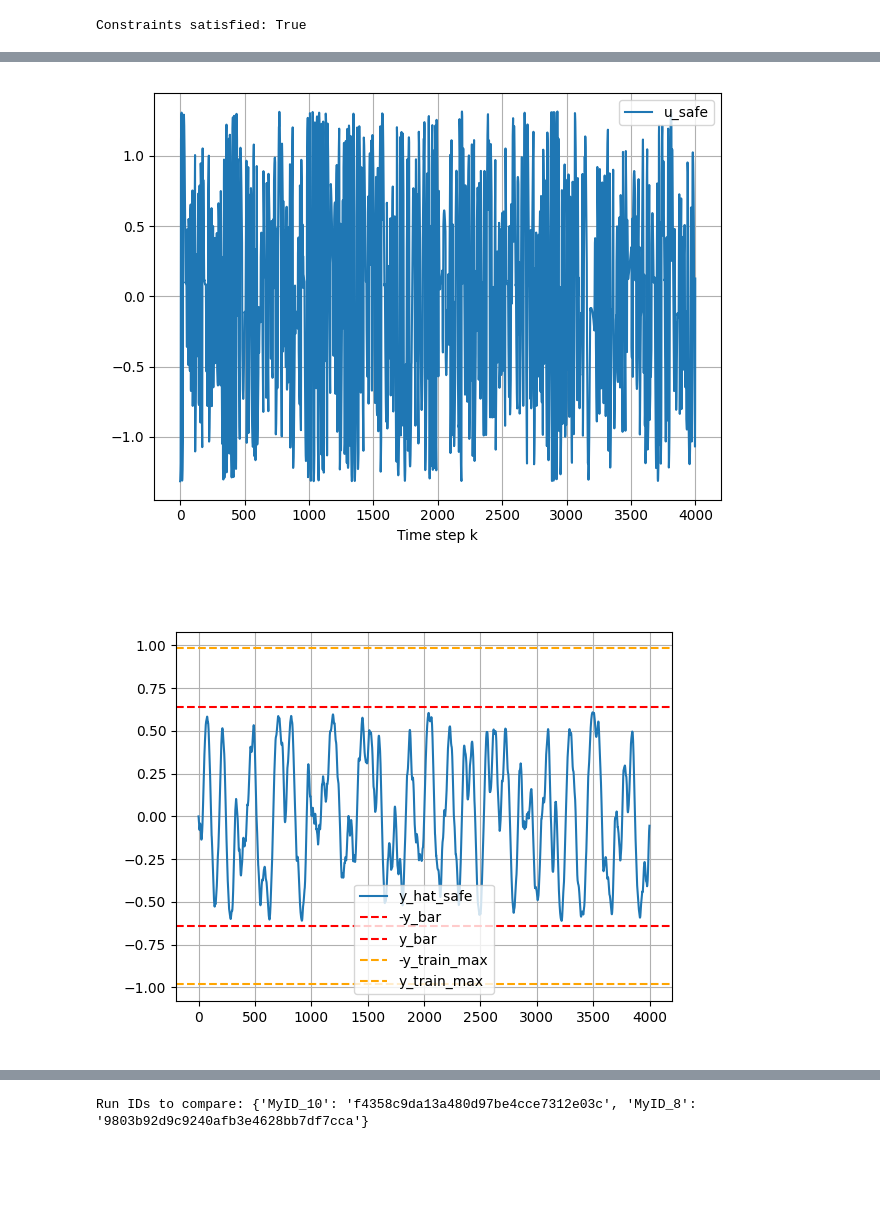
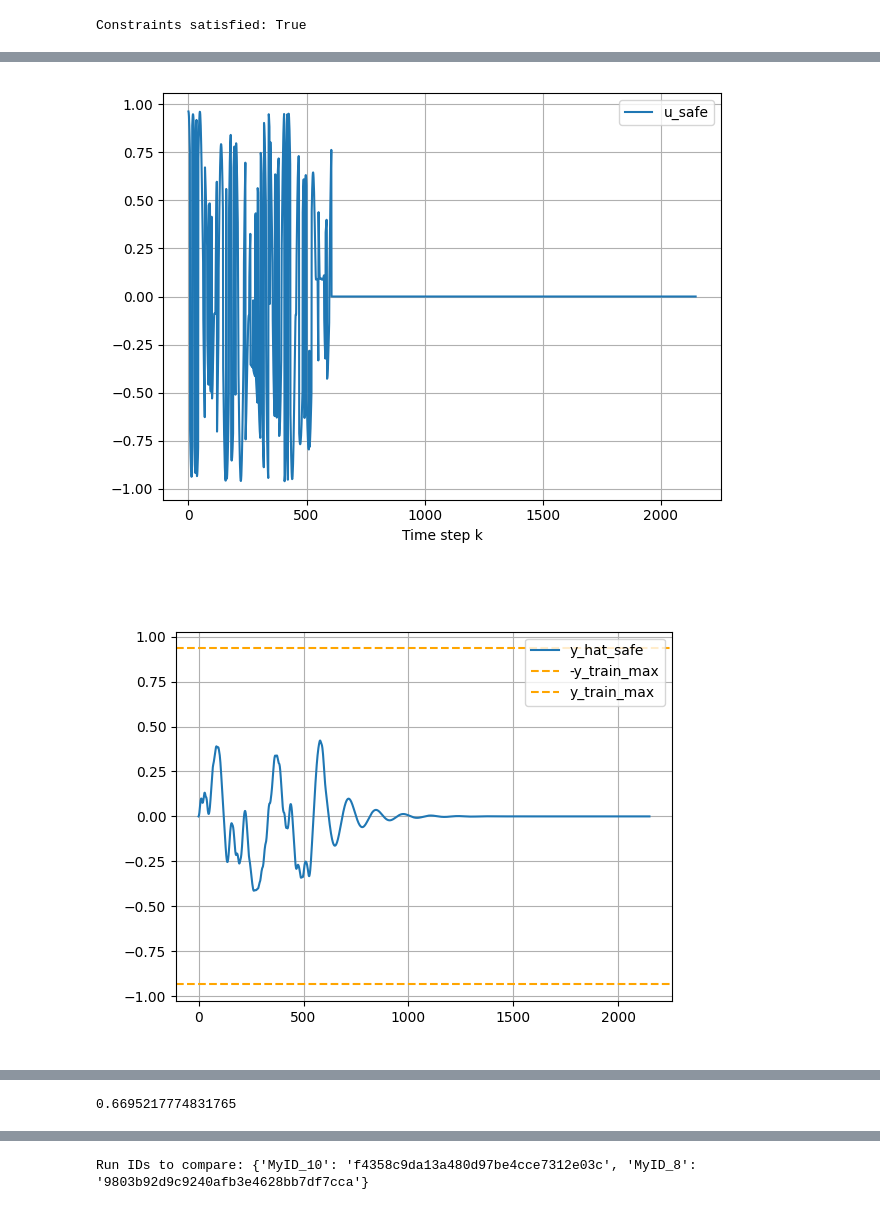
Before and after one commit to Dany-L/genSecSysId, a Jupyter notebook: python/notebooks/compare_run_ids.ipynb, the cells around one changed output, grey strips where cells are left out. Drawn from its saved outputs; the diff is of its cells as text; code cells hidden in the pictures; blank space fills up the shorter version.

```diff
--- a/python/notebooks/compare_run_ids.ipynb
+++ b/python/notebooks/compare_run_ids.ipynb
@@ -25,8 +25,9 @@ mlflow.set_tracking_uri(mlflow_uri)
 
 print(f"MLflow tracking URI: {mlflow.get_tracking_uri()}")
 
-experiment_name = 'duffing-soft'
-eval_metric = 'eval_nrmse'
+experiment_name = 'duffing-soft-6'
+# Ranking metric for the summary tables / best-HP-group selection.
+eval_metric = 'id/conv/eval_nrmse'
 # %% [output]
 MLflow tracking URI: http://mlflowui.informatik.uni-stuttgart.de/
 # %%
@@ -53,26 +54,24 @@ OK  Experiment  : 'duffing-soft'  (id: 1, status: active)
 # %%
+# ── Project config (edit here) ────────────────────────────────────────────────
 stab_type_dict = {
-    'regional':{
+    'regional': {
         'training.use_custom_regularization': True,
-        'model.custom_params.learn_L': True
+        'model.custom_params.learn_L': True,
     },
     'global': {
         'training.use_custom_regularization': True,
-        'model.custom_params.learn_L': False
+        'model.custom_params.learn_L': False,
     },
     'none': {
         'training.use_custom_regularization': False,
-    }
+    },
 }
 use_div_traj = {
-    'yes': {
-        'data.use_diverging_trajectories': True
-    },
-    'no': {
-        'data.use_diverging_trajectories': False
-    }
+    'yes': {'data.use_diverging_trajectories': True},
+    'no':  {'data.use_diverging_trajectories': False},
 }
 
-# LaTeX model names — order must match stab_type key order (regional, global, none)
+# LaTeX model names — order matches stab_type key order (regional, global, none).
 models = [r'\MGenSec{}', r'\MStdSec{}', r'\MLtiRnn{}']
+model_name_map = dict(zip(stab_type_dict.keys(), models))
 # %%
@@ -629,18 +327,18 @@ run_id
 # %%
 # load diverging input trajectories
-artifact_path = "evaluation/inputs_div.npy"
+artifact_path = "evaluation/id/inputs_div.npy"
 inputs_div_name = mlflow.artifacts.download_artifacts(run_id=run_id, artifact_path=artifact_path)
 inputs_div = np.load(inputs_div_name)
 
-artifact_path = "evaluation/targets_div.npy"
+artifact_path = "evaluation/id/targets_div.npy"
 targets_div_name = mlflow.artifacts.download_artifacts(run_id=run_id, artifact_path=artifact_path)
 targets_div = np.load(targets_div_name)
 
-artifact_path = "evaluation/targets.npy"
+artifact_path = "evaluation/id/targets.npy"
 targets_name = mlflow.artifacts.download_artifacts(run_id=run_id, artifact_path=artifact_path)
 targets = np.load(targets_name)
 
-artifact_path = "evaluation/inputs.npy"
+artifact_path = "evaluation/id/inputs.npy"
 inputs_name = mlflow.artifacts.download_artifacts(run_id=run_id, artifact_path=artifact_path)
 inputs = np.load(inputs_name)
 # %%
@@ -699,8 +397,8 @@ SDP failed with status: infeasible
   loaded: SimpleLure
 # %%
-idx = 0
+idx = 2
 scale = 10.0
-stab_type = 'no_div'
+stab_type = 'div'
 plot_y = False
 
 
@@ -719,34 +417,34 @@ y_hat_n, (x,w), _ = model(u_n)
 y_hat_n_safe, (x_safe, w_safe), u_safe_n = model2(u_n)
 y_hat = normalizer.inverse_transform_outputs(y_hat_n.detach().numpy())
 y_hat_safe = normalizer.inverse_transform_outputs(y_hat_n_safe.detach().numpy())
 
 
 fig, ax = plt.subplots()
 # ax.plot(u_padded[0,:,0], label='u')
 ax.plot(normalizer.inverse_transform_inputs(u_safe_n.detach().numpy())[0,:,0], label='u_safe')
 ax.legend()
 ax.grid()
 ax.set_xlabel('Time step k')
 fig.tight_layout()
 tikzplotlib.save(str(fig_out_dir / 'div_input_trajectory-output_bound.tex'), figure=fig)
 
 fig, ax = plt.subplots()
 # ax.plot(y_hat[0,:,0], label='y_hat')
 ax.plot(y_hat_safe[0,:,0], label='y_hat_safe')
 if plot_y:
     ax.plot(y, label='y', linestyle='dashed')
-ax.axhline(-y_bar.squeeze(), color='red', linestyle='dashed', label='-y_bar')
-ax.axhline(y_bar.squeeze(), color='red', linestyle='dashed', label='y_bar')
+# ax.axhline(-y_bar.squeeze(), color='red', linestyle='dashed', label='-y_bar')
+# ax.axhline(y_bar.squeeze(), color='red', linestyle='dashed', label='y_bar')
 ax.axhline(-y_train_max, color='orange', linestyle='dashed', label='-y_train_max')
 ax.axhline(y_train_max, color='orange', linestyle='dashed', label='y_train_max')
 ax.legend()
 ax.grid()
 
 fig, ax = plt.subplots()
 # ax.plot(x[0,:,0].detach().numpy(), x[0,:,1].detach().numpy())
 ax.plot(x_safe[0,:,0].detach().numpy(), x_safe[0,:,1].detach().numpy())
 plot_ellipse(ax, X, s, fill=True)
 ax.grid()
 # %% [output]
-[figure, old version]
+[figure, new version]
-[figure, old version]
+[figure, new version]
@@ -754,3 +452,7 @@ ax.grid()
+# %%
+y_bar
+# %% [output]
+0.6695217774831765
 # %%
 # ── Forward pass + plots (re-run this cell when changing u_n / u_safe_n) ─────
 with torch.no_grad():
```
Also changed, not shown: parts of 21 cells of this notebook, 13 other files.
